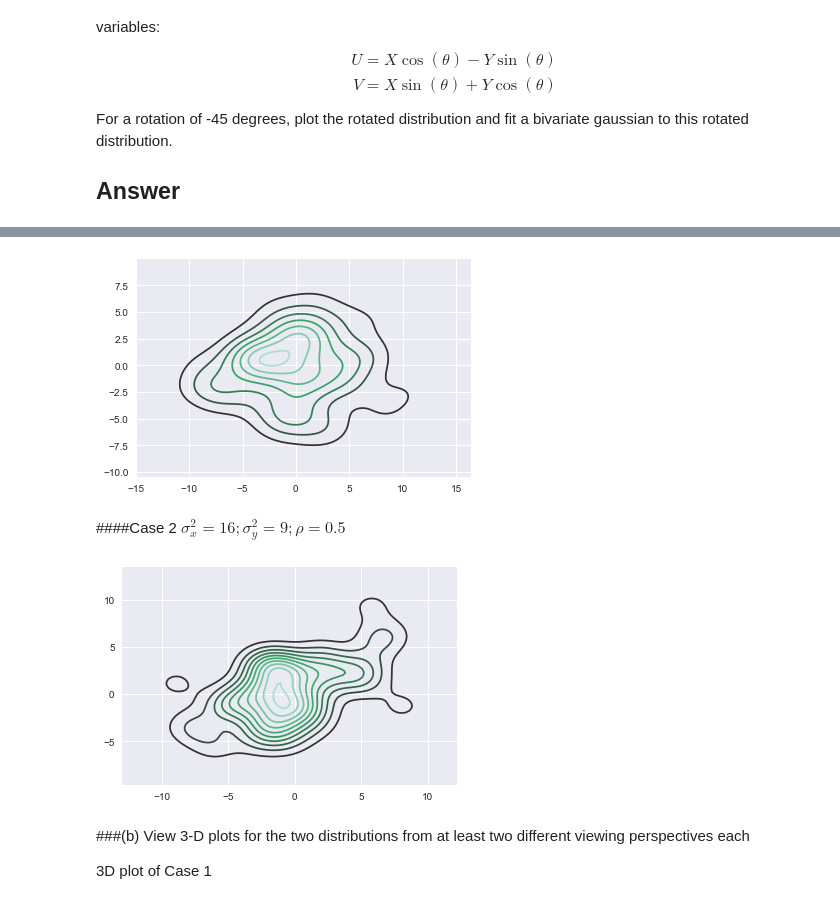
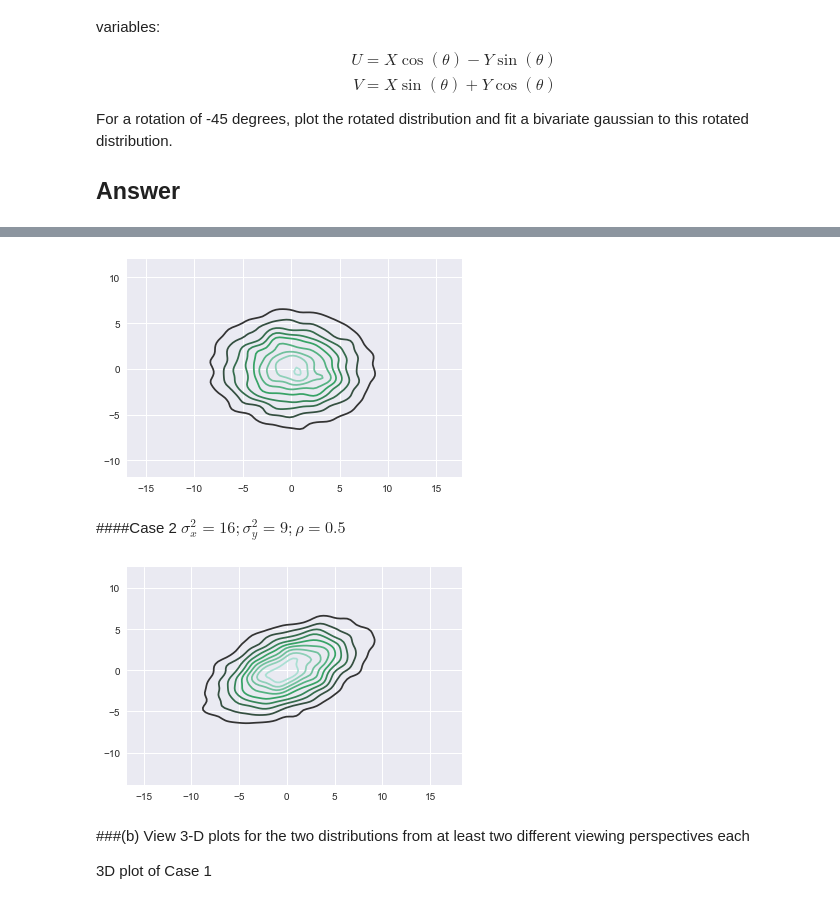
Before and after one commit to kevinjyee/DSPrinciples, a Jupyter notebook: HW1.ipynb, the cells around one changed output, grey strips where cells are left out. Saved outputs shown, nothing was run; the diff lists cells and outputs as text; code cells hidden in the pictures.

```diff
--- a/HW1.ipynb
+++ b/HW1.ipynb
@@ -85,19 +91,19 @@ import matplotlib.pyplot as plt
 # %%
 mean = [0,0]
 cov = [(16, 0), (0,9)]
-x, y= np.random.multivariate_normal(mean, cov, size=50).T
+x, y= np.random.multivariate_normal(mean, cov, size=10000).T
 ax = sns.kdeplot(x, y)
 # %% [output]
-[figure, old version]
+[figure, new version]
 # %% [markdown]
 ####Case 2 $\sigma_x^2 = 16; \sigma_y^2 = 9; \rho = 0.5$
 # %%
 mean = [0,0]
 cov = [(16, 6), (6,9)]
-x, y= np.random.multivariate_normal(mean, cov, size=50).T
+x, y= np.random.multivariate_normal(mean, cov, size=10000).T
 ax = sns.kdeplot(x, y)
 # %% [output]
-[figure, old version]
+[figure, new version]
 # %% [markdown]
 
 ###(b) View 3-D plots for the two distributions from at least two different viewing perspectives each
```
Also changed, not shown: parts of 9 cells of this notebook.
